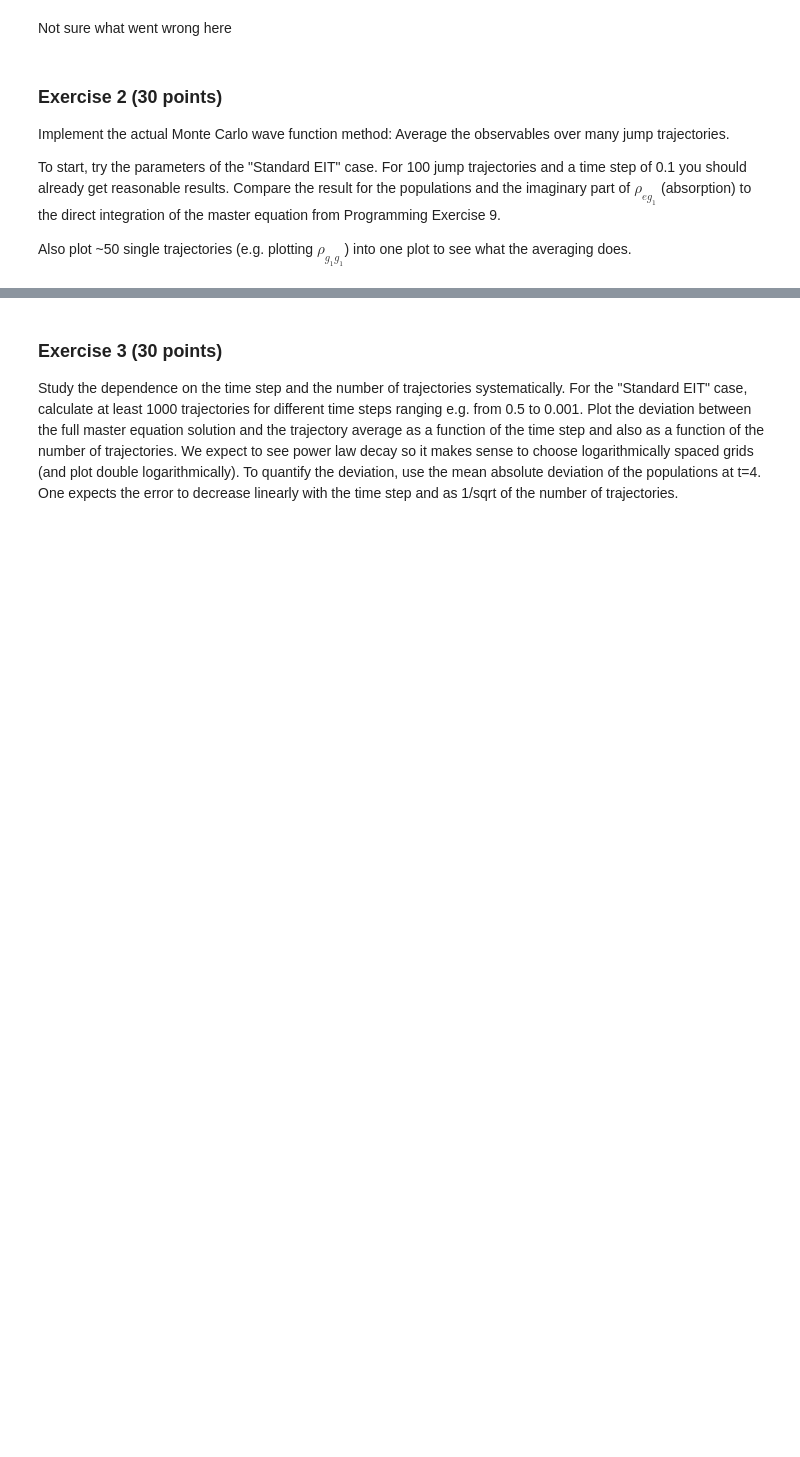
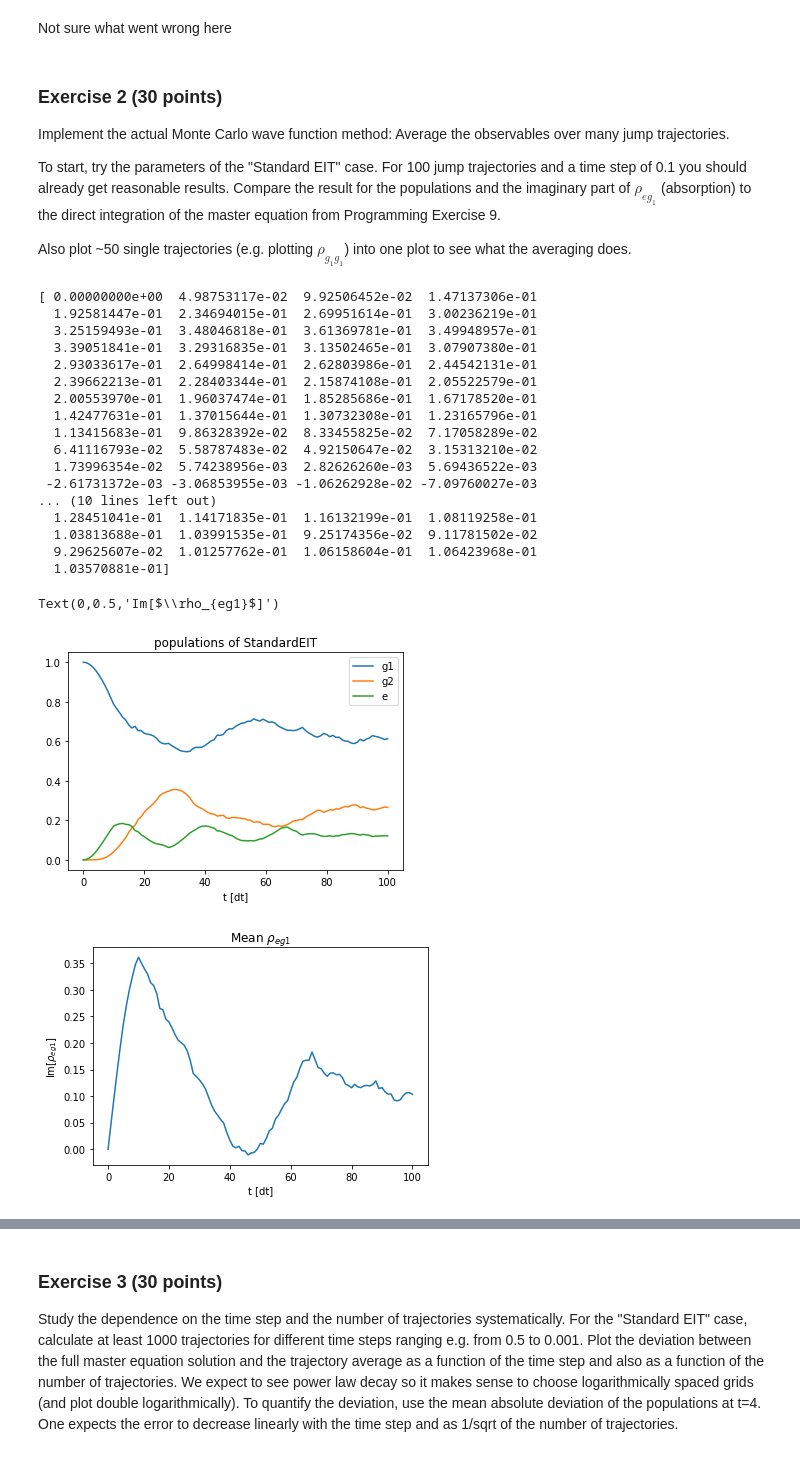
Before and after one commit to ml4cdeca/ComputationalQuantumDynamics, a Jupyter notebook: blatt10/exercise10.ipynb, the cells around one changed output, grey strips where cells are left out. Drawn from its saved outputs; the diff is of its cells as text; code cells hidden in the pictures; blank space fills up the shorter version.

```diff
--- a/blatt10/exercise10.ipynb
+++ b/blatt10/exercise10.ipynb
@@ -135,3 +138,59 @@ Implement the actual Monte Carlo wave function method: Average the observables o
 To start, try the parameters of the "Standard EIT" case. For 100 jump trajectories and a time step of 0.1 you should already get reasonable results. Compare the result for the populations and the imaginary part of $\rho_{eg_1}$ (absorption) to the direct integration of the master equation from Programming Exercise 9.
 
 Also plot ~50 single trajectories (e.g. plotting $\rho_{g_1g_1}$) into one plot to see what the averaging does.
+# %%
+#setting parameters
+omeP = 1
+omeC = 2
+gammaP = 2
+gammaC = 0
+gammaG = 0
+DeltaP = 0
+DeltaC = 0
+# %%
+Hamilton=buildH(omeP,omeC,DeltaC,DeltaP)
+jumpops=jump_op(gammaP,gammaC,gammaG)
+N=100
+
+trajectories=[]
+rhoeg1s=[]
+for n in range(N):
+    trajectory,rhoeg1=algorithm(g1,Hamilton,jumpops,10,.1)
+    trajectories.append(trajectory)
+    rhoeg1s.append(rhoeg1)
+trajectories=np.abs(np.array(trajectories))**2
+meantr=np.mean(trajectories,axis=0)
+meanrho=np.mean(np.array(rhoeg1s).imag,axis=0)
+# %%
+print(meanrho)
+lines=plt.plot(meantr)
+plt.legend(lines,['g1','g2','e'])
+plt.title('populations of StandardEIT')
+plt.xlabel('t [dt]')
+plt.figure()
+lines=plt.plot(meanrho)
+#plt.legend()
+plt.title(r'Mean $\rho_{eg1}$')
+plt.xlabel('t [dt]')
+plt.ylabel(r"Im[$\rho_{eg1}$]")
+# %% [output]
+[ 0.00000000e+00  4.98753117e-02  9.92506452e-02  1.47137306e-01
+  1.92581447e-01  2.34694015e-01  2.69951614e-01  3.00236219e-01
+  3.25159493e-01  3.48046818e-01  3.61369781e-01  3.49948957e-01
+  3.39051841e-01  3.29316835e-01  3.13502465e-01  3.07907380e-01
+  2.93033617e-01  2.64998414e-01  2.62803986e-01  2.44542131e-01
+  2.39662213e-01  2.28403344e-01  2.15874108e-01  2.05522579e-01
+  2.00553970e-01  1.96037474e-01  1.85285686e-01  1.67178520e-01
+  1.42477631e-01  1.37015644e-01  1.30732308e-01  1.23165796e-01
+  1.13415683e-01  9.86328392e-02  8.33455825e-02  7.17058289e-02
+  6.41116793e-02  5.58787483e-02  4.92150647e-02  3.15313210e-02
+  1.73996354e-02  5.74238956e-03  2.82626260e-03  5.69436522e-03
+ -2.61731372e-03 -3.06853955e-03 -1.06262928e-02 -7.09760027e-03
+... (10 lines left out)
+  1.28451041e-01  1.14171835e-01  1.16132199e-01  1.08119258e-01
+  1.03813688e-01  1.03991535e-01  9.25174356e-02  9.11781502e-02
+  9.29625607e-02  1.01257762e-01  1.06158604e-01  1.06423968e-01
+  1.03570881e-01]
+Text(0,0.5,'Im[$\\rho_{eg1}$]')
+[figure, added]
+[figure, added]
```
Also changed, not shown: parts of 4 cells of this notebook.
